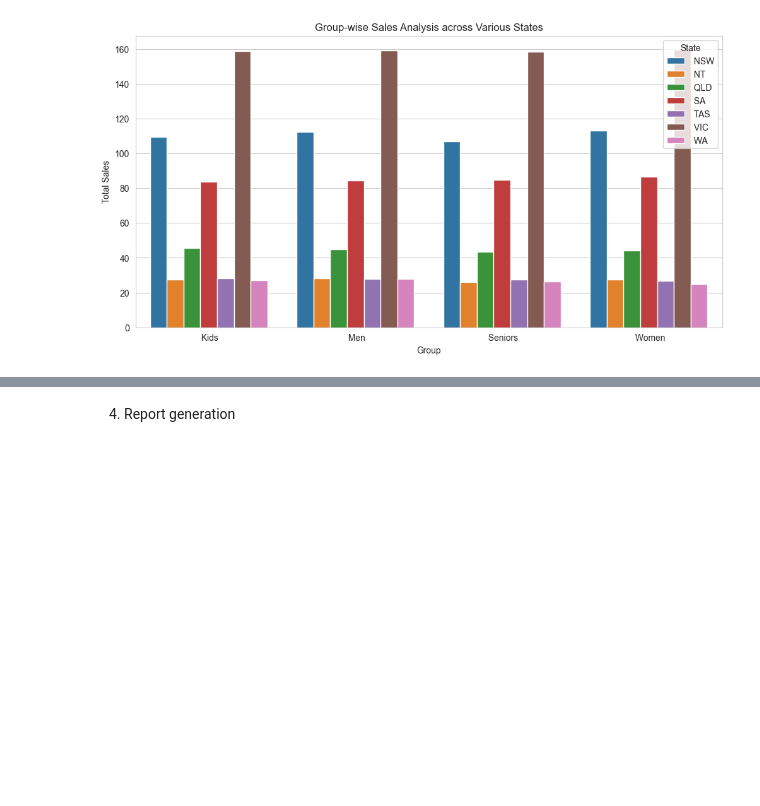
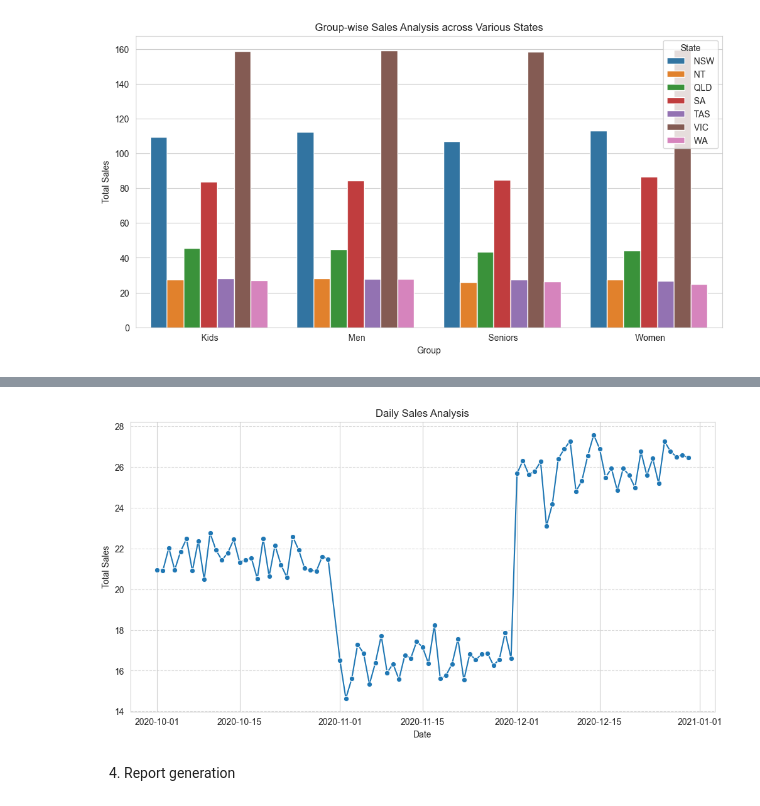
Before and after one commit to srinipar/AILabs, a Jupyter notebook: AIMLIIT/Projects/DS_Sales Analysis/SalesAnalysis.ipynb, the cells around one changed output, grey strips where cells are left out. Cells and saved outputs as stored; diff of their text form; code cells hidden in the pictures; blank space fills up the shorter version.

```diff
--- a/AIMLIIT/Projects/DS_Sales Analysis/SalesAnalysis.ipynb
+++ b/AIMLIIT/Projects/DS_Sales Analysis/SalesAnalysis.ipynb
@@ -340,2 +359,20 @@ plt.show() #Display the plot on the screen.
+# %%
+#3 b.	Ensure the visualization is clear and accessible for effective decision-making by the head of sales and marketing (S&M).
+#The dashboard must contain daily, weekly, monthly, and quarterly charts.
+
+#Daily Sales Analysis
+daily_sales=df_SalesData.groupby("Date")["Sales"].sum().reset_index() #Group the sales data by "Date" and calculate the total sales for each date.
+#print("Daily Sales Analysis:")
+#print(daily_sales)
+
+plt.figure(figsize=(12,6)) #Set the figure size for the plot to 12 inches in width and 6 inches in height.
+sns.lineplot(data=daily_sales, x="Date", y="Sales", marker='o') #Create a line plot using seaborn's lineplot function,
+plt.title("Daily Sales Analysis") #Set the title of the plot to "Daily Sales Analysis"
+plt.xlabel("Date")
+plt.ylabel("Total Sales")
+plt.grid(axis="y", linestyle="--", alpha=0.7 )
+plt.show() #Display the plot on the screen.
+# %% [output]
+[figure, added]
 # %% [markdown]
 4.	Report generation
```
Also changed, not shown: parts of 2 cells of this notebook.
